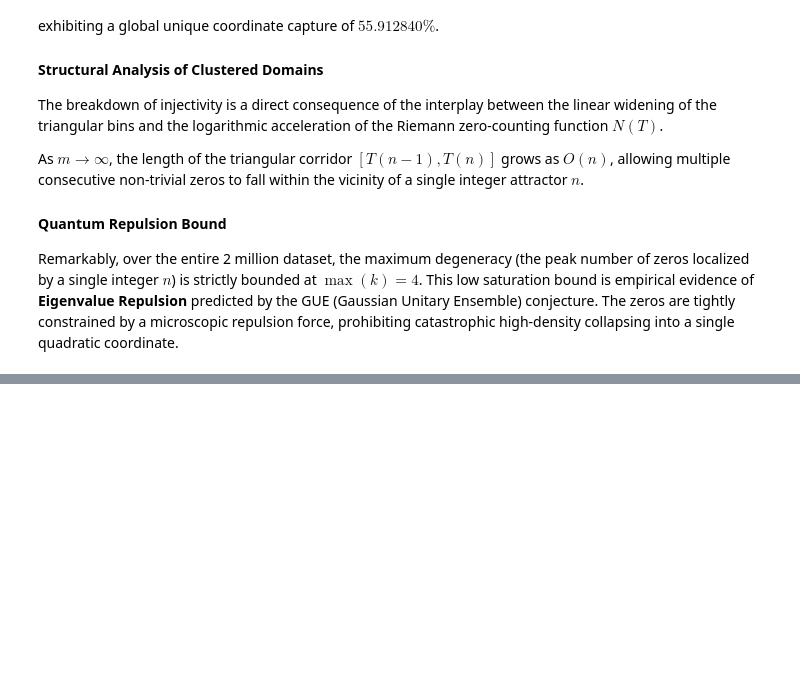
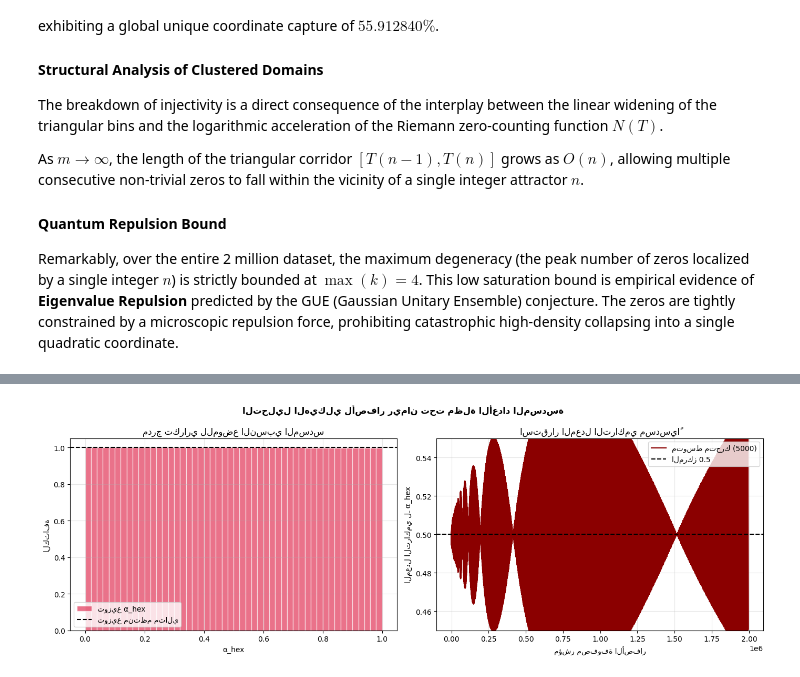
Before and after one commit to hamidchaouchi/ibm-127-qubit, a Jupyter notebook: notebook86d8ca0c8a.ipynb, the cells around one changed output, grey strips where cells are left out. Drawn from its saved outputs; the diff is of its cells as text; code cells hidden in the pictures; blank space fills up the shorter version.

```diff
--- a/notebook86d8ca0c8a.ipynb
+++ b/notebook86d8ca0c8a.ipynb
@@ -1090,0 +1146,85 @@ Remarkably, over the entire 2 million dataset, the maximum degeneracy (the peak
+# %%
+import numpy as np
+import pandas as pd
+import matplotlib.pyplot as plt
+from scipy import stats
+import warnings
+warnings.filterwarnings('ignore')
+
+# --- 1. الدوال الرياضية للأعداد المسدسة ---
+def H(n):
+    """حساب العدد المسدس n"""
+    return 2 * n**2 - n
+
+def get_exact_hex_n(gamma):
+    """إيجاد الدليل n الصارم الذي يحصر الصفر مسدسياً: H(n-1) <= gamma < H(n)"""
+    # حل المعادلة التربيعية العكسية: 2n^2 - n - gamma = 0
+    return np.floor((1 + np.sqrt(1 + 8 * gamma)) / 4).astype(int) + 1
+
+# --- 2. العمليات الحسابية على النطاق المليوني ---
+n_hex = get_exact_hex_n(zeros)
+
+# حواف الفترات المسدسة
+hn_minus_1 = H(n_hex - 1)
+hn_actual  = H(n_hex)
+
+# حساب الموضع النسبي المسدس α_hex
+pos_hex = (zeros - hn_minus_1) / (hn_actual - hn_minus_1)
+pos_hex = np.clip(pos_hex, 0, 1)
+
+# فحص الحصر الهندسي
+inside_hex = (zeros >= hn_minus_1) & (zeros < hn_actual)
+
+# حساب التداخل والتكدس في النظام المسدس
+unique_hex_n, counts_hex = np.unique(n_hex, return_counts=True)
+overlapping_hex = np.sum(counts_hex > 1)
+max_zeros_in_hex = counts_hex.max()
+injectivity_hex = (len(unique_hex_n) / len(zeros)) * 100
+
+# حساب قيم الفيت لتوزيع بيتا المسدس
+a_fit_h, b_fit_h, loc_fit_h, scale_fit_h = stats.beta.fit(pos_hex)
+
+# --- 3. طباعة تقرير المقارنة الهيكلية ---
+print("="*60)
+print("📊 تقرير الانتقال الهيكلي: النظام المثلثي ↔ النظام المسدس")
+print("="*60)
+print(f"إجمالي الأصفار المختبرة: {len(zeros):,}")
+print(f"النتيجة التحليلية للحصر المسدس: {100 * inside_hex.mean():.6f}% داخل النطاق.")
+print(f"\n[الخصائص الإحصائية للموضع النسبي المسدس α_hex]:")
+print(f"  متوسط دقيق  = {pos_hex.mean():.6f}")
+print(f"  وسيط دقيق   = {np.median(pos_hex):.6f}")
+print(f"  توزيع بيتا  = Beta({a_fit_h:.3f}, {b_fit_h:.3f})")
+print(f"\n[مؤشرات التداخل والتباين الجدید]:")
+print(f"  نسبة التباين العددي المسدس: {injectivity_hex:.6f}%")
+print(f"  عدد قيم n المسدسة التي تحتوي على تداخل: {overlapping_hex:,}")
+print(f"  أقصى عدد من الأصفار تكدست داخل حجرة مسدسة واحدة: {max_zeros_in_hex}")
+print("="*60)
+
+# --- 4. رسم المقارنة البصرية للتوزيع والمعدل المتحرك ---
+fig, axes = plt.subplots(1, 2, figsize=(14, 5))
+fig.suptitle("التحليل الهيكلي لأصفار ريمان تحت مظلة الأعداد المسدسة", fontsize=12, fontweight='bold')
+
+# الرسم 1: التوزيع التكراري
+axes[0].hist(pos_hex, bins=50, color='crimson', alpha=0.6, density=True, edgecolor='white', label='توزيع α_hex')
+axes[0].axhline(1.0, color='black', lw=1.5, linestyle='--', label='توزيع منتظم مثالي')
+axes[0].set_title('مدرج تكراري للموضع النسبي المسدس')
+axes[0].set_xlabel('α_hex')
+axes[0].set_ylabel('الكثافة')
+axes[0].legend()
+axes[0].grid(True, alpha=0.3)
+
+# الرسم 2: المتوسط المتحرك
+window_size = min(5000, len(zeros)//10)
+rolling_mean_hex = pd.Series(pos_hex).rolling(window_size).mean().dropna().values
+axes[1].plot(rolling_mean_hex, color='darkred', lw=1.5, label=f'متوسط متحرك ({window_size})')
+axes[1].axhline(0.5, color='black', lw=1.5, linestyle='--', label='المركز 0.5')
+axes[1].set_ylim(0.45, 0.55)
+axes[1].set_title('استقرار المعدل التراكمي مسدسياً')
+axes[1].set_xlabel('مؤشر مصفوفة الأصفار')
+axes[1].set_ylabel('المعدل التراكمي لـ α_hex')
+axes[1].legend()
+axes[1].grid(True, alpha=0.3)
+
+plt.tight_layout()
+plt.show()
+# %% [output]
@@ -1090,0 +1247 @@ Remarkably, over the entire 2 million dataset, the maximum degeneracy (the peak
+[figure, added]
```
Also changed, not shown: parts of 4 cells of this notebook.
